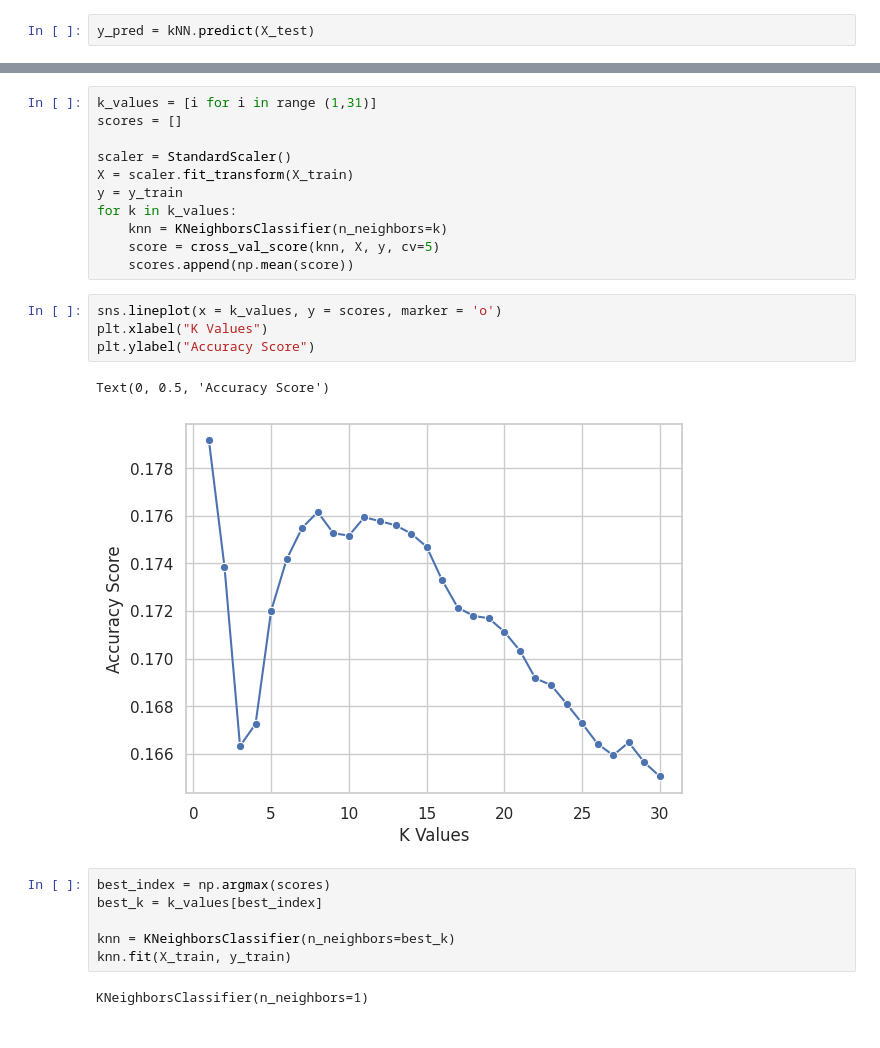
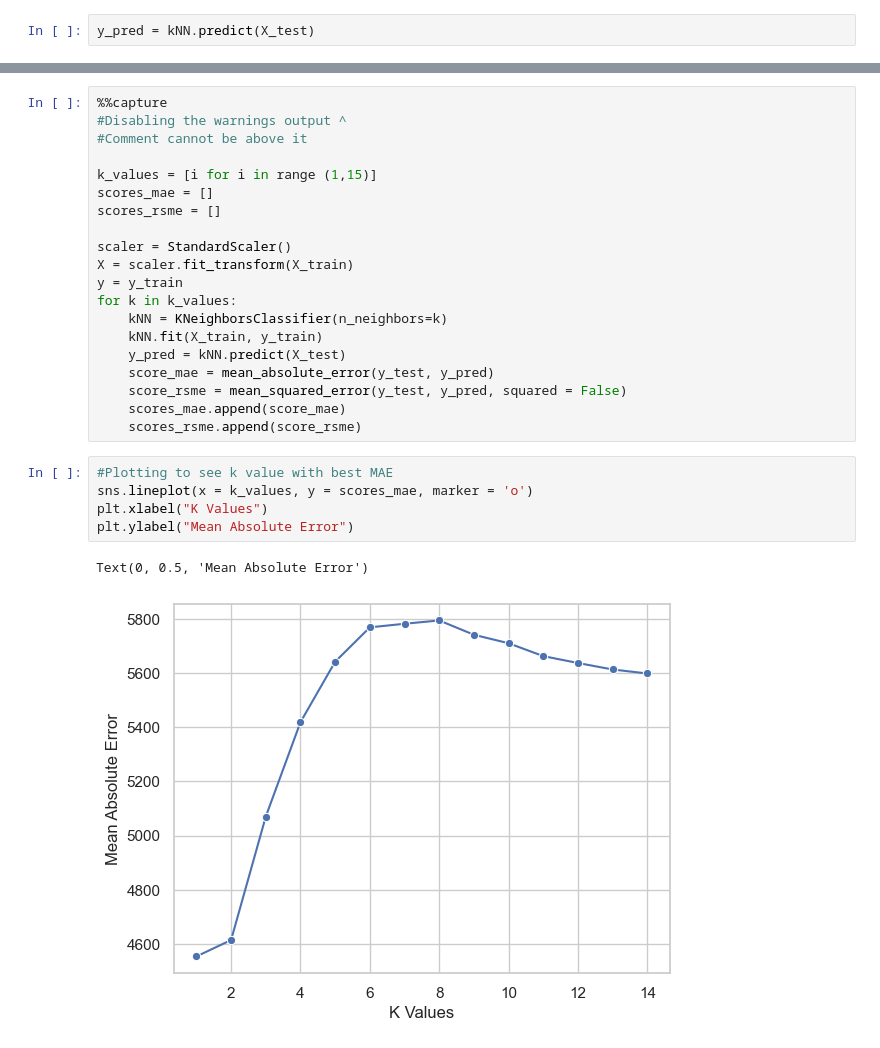
Before and after one commit to ScottGrant528/honours, a Jupyter notebook: HonoursProject.ipynb, the cells around one changed output, grey strips where cells are left out. Cells and saved outputs as stored; diff of their text form.

```diff
--- a/HonoursProject.ipynb
+++ b/HonoursProject.ipynb
@@ -1278,26 +1301,28 @@ MAE: 4614.3638992152
-# %%
-k_values = [i for i in range (1,31)]
-scores = []
-
-scaler = StandardScaler()
-X = scaler.fit_transform(X_train)
-y = y_train
-for k in k_values:
-    knn = KNeighborsClassifier(n_neighbors=k)
-    score = cross_val_score(knn, X, y, cv=5)
-    scores.append(np.mean(score))
+# %%
+%%capture
+#Disabling the warnings output ^
+#Comment cannot be above it
+
+k_values = [i for i in range (1,15)]
+scores_mae = []
+scores_rsme = []
+
+scaler = StandardScaler()
+X = scaler.fit_transform(X_train)
+y = y_train
+for k in k_values:
+    kNN = KNeighborsClassifier(n_neighbors=k)
+    kNN.fit(X_train, y_train)
+    y_pred = kNN.predict(X_test)
+    score_mae = mean_absolute_error(y_test, y_pred)
+    score_rsme = mean_squared_error(y_test, y_pred, squared = False)
+    scores_mae.append(score_mae)
+    scores_rsme.append(score_rsme)
 # %%
-sns.lineplot(x = k_values, y = scores, marker = 'o')
+#Plotting to see k value with best MAE
+sns.lineplot(x = k_values, y = scores_mae, marker = 'o')
 plt.xlabel("K Values")
-plt.ylabel("Accuracy Score")
+plt.ylabel("Mean Absolute Error")
 # %% [output]
-Text(0, 0.5, 'Accuracy Score')
+Text(0, 0.5, 'Mean Absolute Error')
-[figure, old version]
+[figure, new version]
-# %%
-best_index = np.argmax(scores)
-best_k = k_values[best_index]
-
-knn = KNeighborsClassifier(n_neighbors=best_k)
-knn.fit(X_train, y_train)
-# %% [output]
-KNeighborsClassifier(n_neighbors=1)
```
Also changed, not shown: parts of 68 cells of this notebook, 2 other files.
